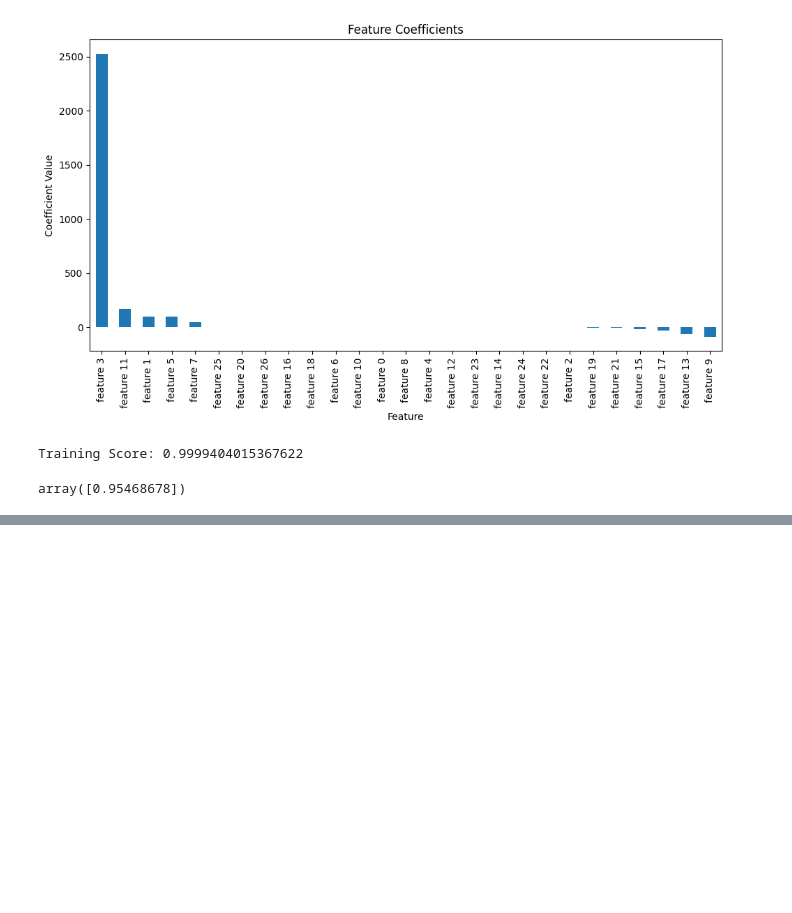
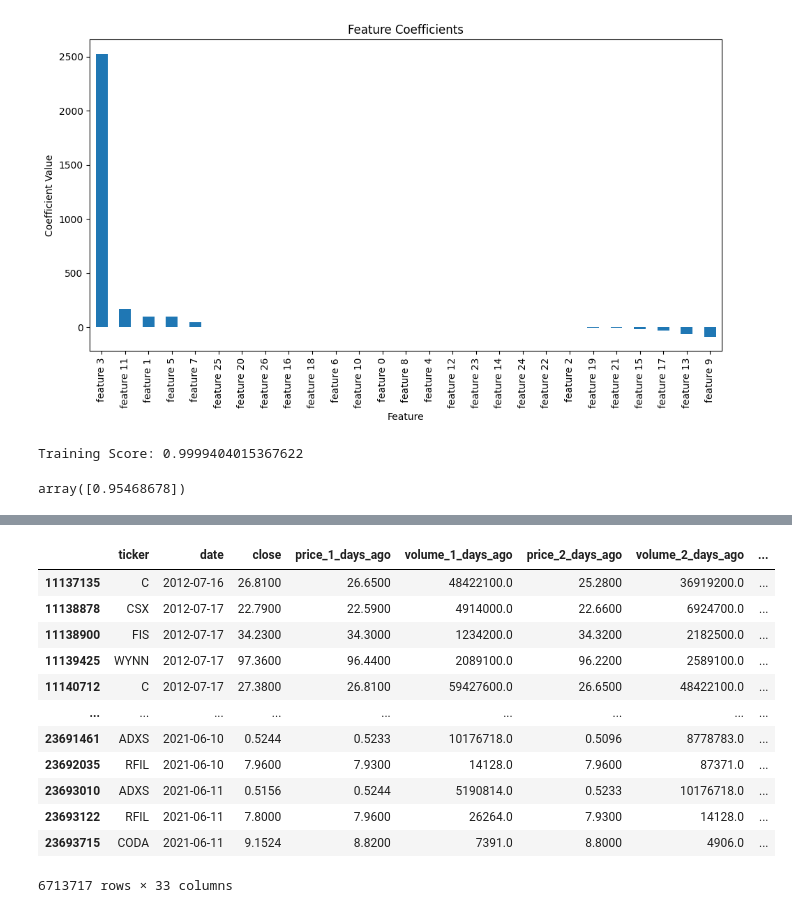
Before and after one commit to thunder913/Machine-Learning, a Jupyter notebook: stocks.ipynb, the cells around one changed output, grey strips where cells are left out. Saved outputs shown, nothing was run; the diff lists cells and outputs as text; code cells hidden in the pictures; blank space fills up the shorter version.

```diff
--- a/stocks.ipynb
+++ b/stocks.ipynb
@@ -350,0 +351,21 @@ Getting the perfect model, but we need more data
+# %%
+stock_data_tidy = stock_data_tidy.dropna(subset=features + [target])
+
+stock_data_tidy_train = stock_data_tidy.sample(frac=0.01, random_state=42)
+
+def prepare_data(stock_data_tidy_train, features, target):
+    X = stock_data_tidy_train[features]
+    y = stock_data_tidy_train[target]
+
+    scaler_X = StandardScaler()
+    X = scaler_X.fit_transform(X)
+
+    scaler_y = StandardScaler()
+    y = scaler_y.fit_transform(y.values.reshape(-1, 1)).ravel()
+
+    X_main, X_final_test, y_main, y_final_test = train_test_split(X, y, test_size=0.1, random_state=42)
+    X_train, X_test, y_train, y_test = train_test_split(X_main, y_main, test_size=0.2, random_state=42)
+
+    return X_train, X_test, y_train, y_test, X_final_test, y_final_test, scaler_X, scaler_y
+
+X_train, X_test, y_train, y_test, X_final_test, y_final_test, scaler_X, scaler_y = prepare_data(stock_data_tidy_train, features, target)
@@ -350,0 +400,26 @@ Getting the perfect model, but we need more data
+# %%
+# Train the best SVR model
+best_svr_model = svr_grid_search.best_estimator_
+y_pred_svr_scaled = best_svr_model.predict(X_test)
+
+# Inverse transform the predictions to convert back to actual prices
+y_pred_svr = scaler_y.inverse_transform(y_pred_svr_scaled.reshape(-1, 1)).ravel()
+
+# Calculate and print the mean squared error for SVR
+y_test_original = scaler_y.inverse_transform(y_test.reshape(-1, 1)).ravel()
+mse_svr = mean_squared_error(y_test_original, y_pred_svr)
+print(f"Mean Squared Error for SVR: {mse_svr}")
+# %% [output]
+|  | ticker | date | close | price_1_days_ago | volume_1_days_ago | price_2_days_ago | volume_2_days_ago | ... |
+| 11137135 | C | 2012-07-16 | 26.8100 | 26.6500 | 48422100.0 | 25.2800 | 36919200.0 | ... |
+| 11138878 | CSX | 2012-07-17 | 22.7900 | 22.5900 | 4914000.0 | 22.6600 | 6924700.0 | ... |
+| 11138900 | FIS | 2012-07-17 | 34.2300 | 34.3000 | 1234200.0 | 34.3200 | 2182500.0 | ... |
+| 11139425 | WYNN | 2012-07-17 | 97.3600 | 96.4400 | 2089100.0 | 96.2200 | 2589100.0 | ... |
+| 11140712 | C | 2012-07-17 | 27.3800 | 26.8100 | 59427600.0 | 26.6500 | 48422100.0 | ... |
+| ... | ... | ... | ... | ... | ... | ... | ... | ... |
+| 23691461 | ADXS | 2021-06-10 | 0.5244 | 0.5233 | 10176718.0 | 0.5096 | 8778783.0 | ... |
+| 23692035 | RFIL | 2021-06-10 | 7.9600 | 7.9300 | 14128.0 | 7.9600 | 87371.0 | ... |
+| 23693010 | ADXS | 2021-06-11 | 0.5156 | 0.5244 | 5190814.0 | 0.5233 | 10176718.0 | ... |
+| 23693122 | RFIL | 2021-06-11 | 7.8000 | 7.9600 | 26264.0 | 7.9300 | 14128.0 | ... |
+| 23693715 | CODA | 2021-06-11 | 9.1524 | 8.8200 | 7391.0 | 8.8000 | 4906.0 | ... |
+6713717 rows × 33 columns
```
Also changed, not shown: parts of 12 cells of this notebook.
